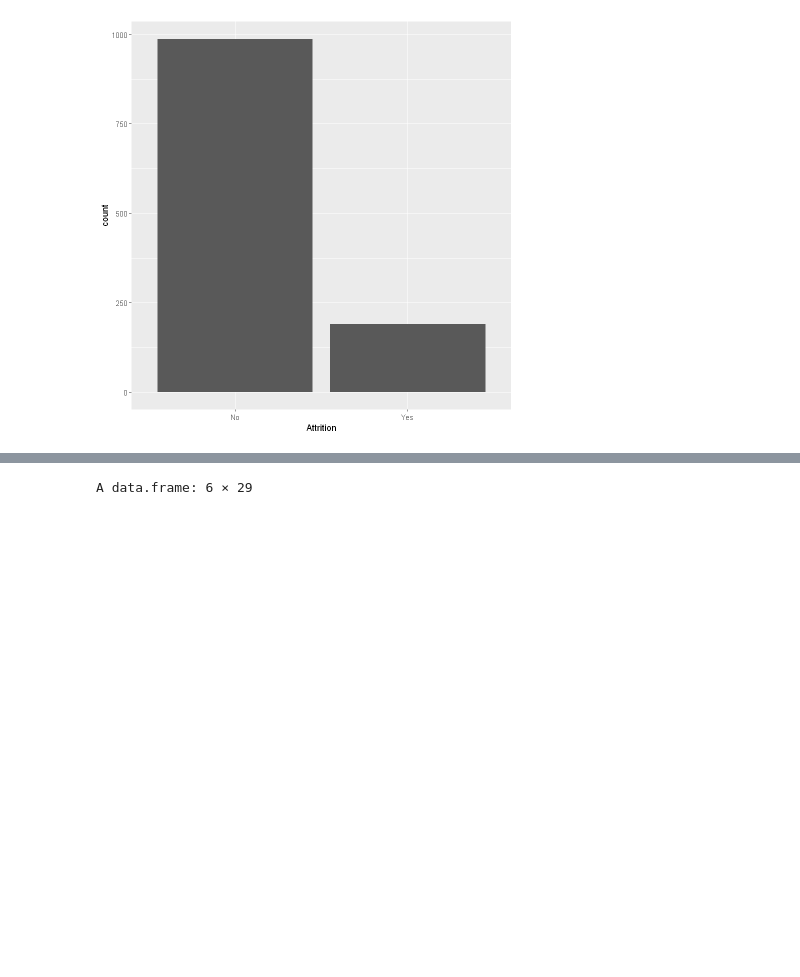
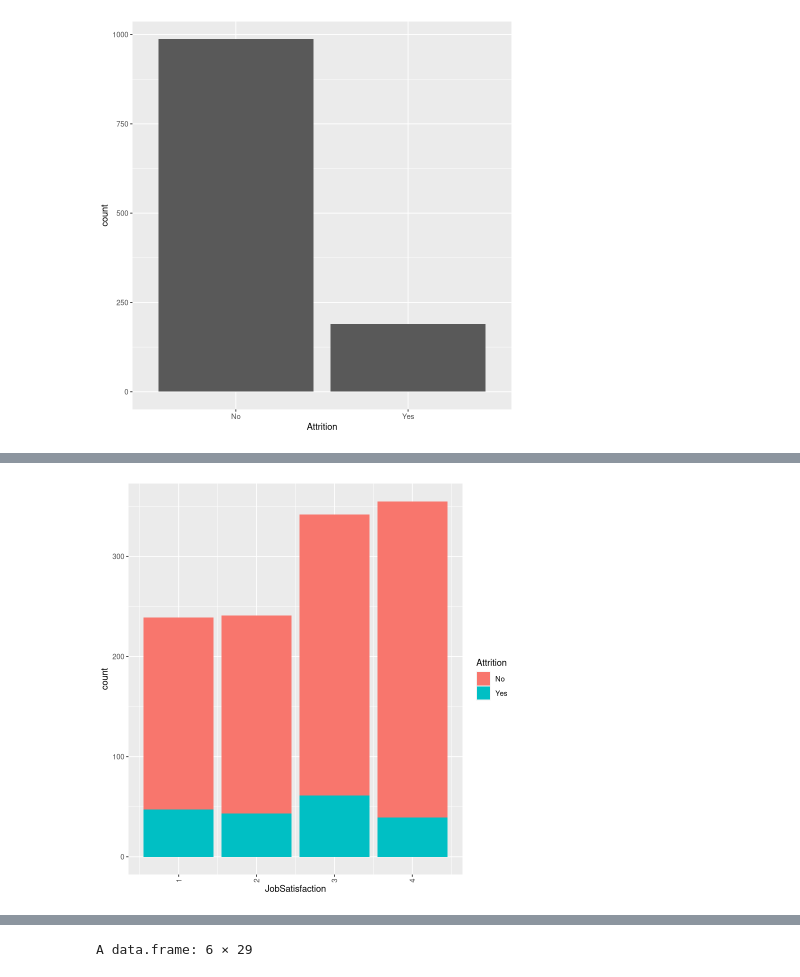
Before and after one commit to cchuang1024/nccu-data-mining, a Jupyter notebook: HW2_R.ipynb, the cells around one changed output, grey strips where cells are left out. Saved outputs shown, nothing was run; the diff lists cells and outputs as text; code cells hidden in the pictures; blank space fills up the shorter version.

```diff
--- a/HW2_R.ipynb
+++ b/HW2_R.ipynb
@@ -59,3 +59,7 @@ ggplot(df.train, aes(x = JobRole, fill = Attrition)) + geom_bar() + theme(axis.t
+# %%
+ggplot(df.train, aes(x = JobSatisfaction, fill = Attrition)) + geom_bar() + theme(axis.text.x = element_text(angle = 90, vjust = 0.5, hjust=1))
+# %% [output]
+[figure, added]
 # %%
 ggplot(df.test, aes(x = JobRole, fill = Attrition)) + geom_bar() + theme(axis.text.x = element_text(angle = 90, vjust = 0.5, hjust=1))
 # %% [output]
```
Also changed, not shown: parts of 8 cells of this notebook, 1 other file.
